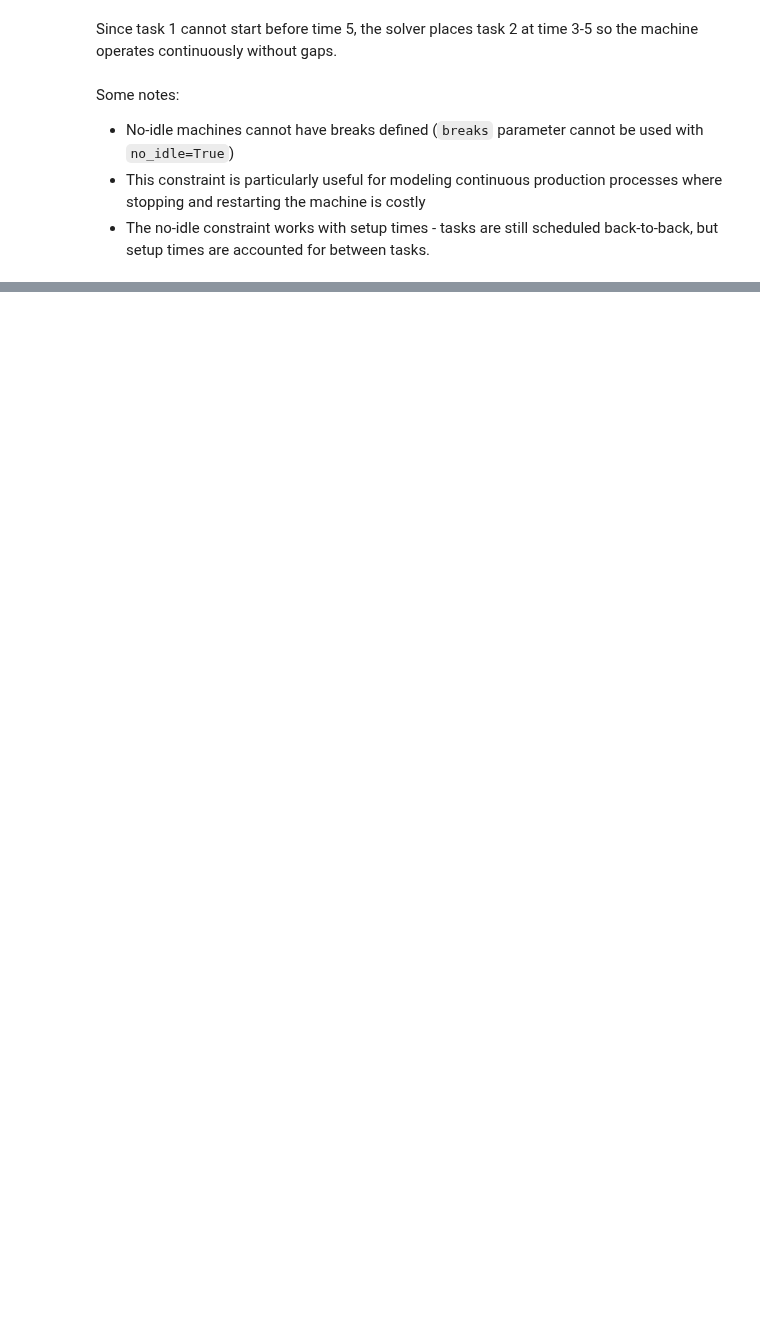
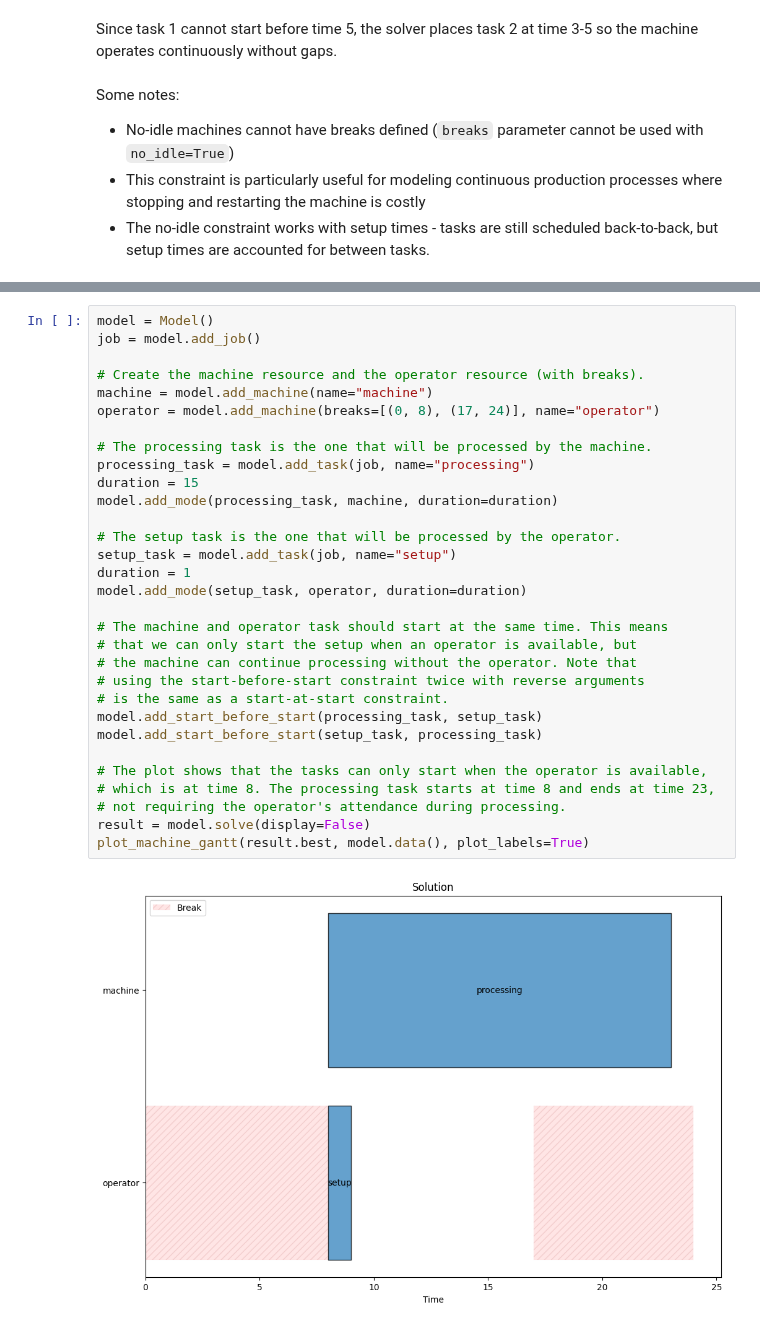
Before and after one commit to PyJobShop/PyJobShop, a Jupyter notebook: examples/quick_examples.ipynb, the cells around one changed output, grey strips where cells are left out. Drawn from its saved outputs; the diff is of its cells as text; blank space fills up the shorter version.

Commit message:
Include example on job shop with operator breaks

```diff
--- a/examples/quick_examples.ipynb
+++ b/examples/quick_examples.ipynb
@@ -113,0 +120,33 @@ Some notes:
+# %%
+model = Model()
+job = model.add_job()
+
+# Create the machine resource and the operator resource (with breaks).
+machine = model.add_machine(name="machine")
+operator = model.add_machine(breaks=[(0, 8), (17, 24)], name="operator")
+
+# The processing task is the one that will be processed by the machine.
+processing_task = model.add_task(job, name="processing")
+duration = 15
+model.add_mode(processing_task, machine, duration=duration)
+
+# The setup task is the one that will be processed by the operator.
+setup_task = model.add_task(job, name="setup")
+duration = 1
+model.add_mode(setup_task, operator, duration=duration)
+
+# The machine and operator task should start at the same time. This means
+# that we can only start the setup when an operator is available, but
+# the machine can continue processing without the operator. Note that
+# using the start-before-start constraint twice with reverse arguments
+# is the same as a start-at-start constraint.
+model.add_start_before_start(processing_task, setup_task)
+model.add_start_before_start(setup_task, processing_task)
+
+# The plot shows that the tasks can only start when the operator is available,
+# which is at time 8. The processing task starts at time 8 and ends at time 23,
+# not requiring the operator's attendance during processing.
+result = model.solve(display=False)
+plot_machine_gantt(result.best, model.data(), plot_labels=True)
+# %% [output]
+[figure, added]
```
Also changed, not shown: parts of 6 cells of this notebook.
